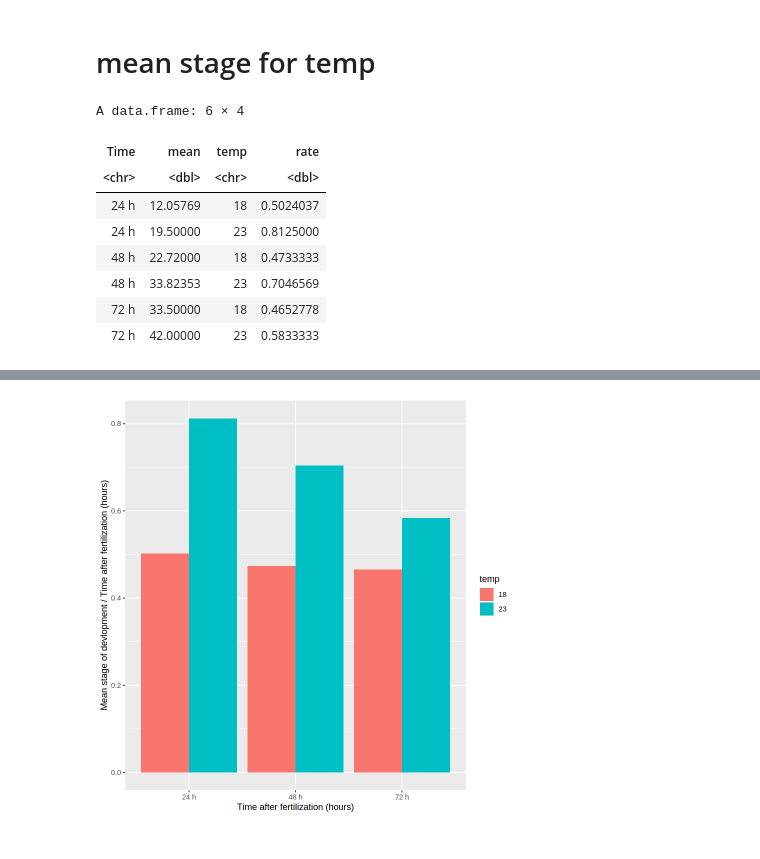
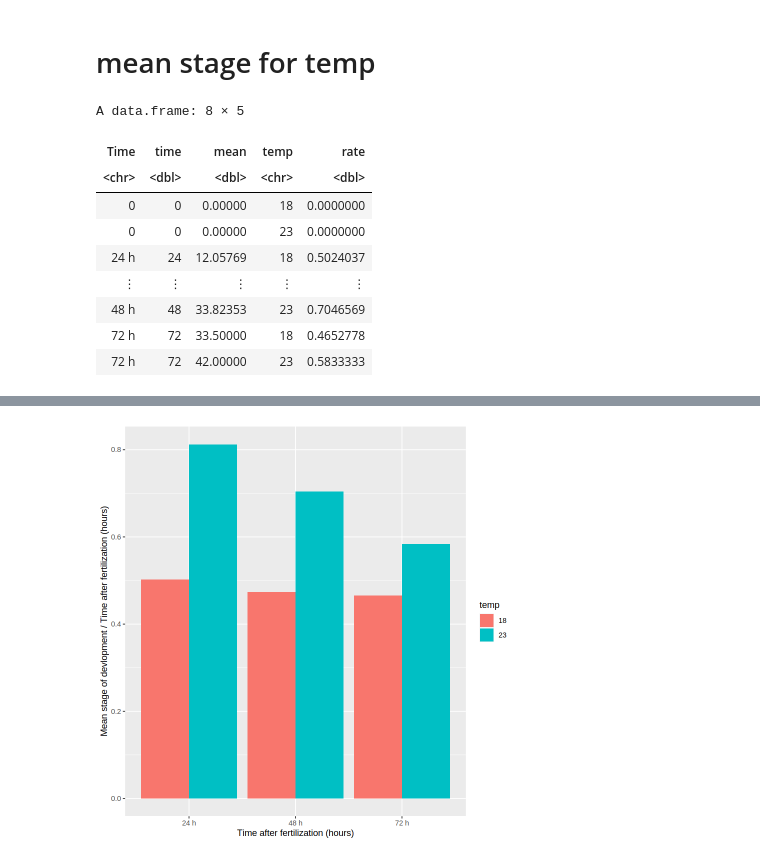
Before and after one commit to kiarashbahari/frog, a Jupyter notebook: developmental_rate.ipynb, the cells around one changed output, grey strips where cells are left out. Cells and saved outputs as stored; diff of their text form; code cells hidden in the pictures.

```diff
--- a/developmental_rate.ipynb
+++ b/developmental_rate.ipynb
@@ -172,19 +226,21 @@ ggtitle("After 24 h")
 # mean stage for temp
 # %%
 df3<-data.frame(
-    "Time"=c("24 h","24 h","48 h","48 h","72 h","72 h"),
-    "mean"=c(12.05769,19.5,22.72,33.82353,33.5,42),
-    "temp"=c('18','23', '18','23','18','23'),
-    "rate"=c(12.05769/24,19.5/24,22.72/48,33.82353/48,33.5/72,42/72)
+    "Time"=c('0','0',"24 h","24 h","48 h","48 h","72 h","72 h"),
+    "time"=c(0,0,24,24,48,48,72,72),
+    "mean"=c(0,0,12.05769,19.5,22.72,33.82353,33.5,42),
+    "temp"=c('18','23', '18','23','18','23','18','23'),
+    "rate"=c(0,0,12.05769/24,19.5/24,22.72/48,33.82353/48,33.5/72,42/72)
     )
 df3
 # %% [output]
-A data.frame: 6 × 4
+A data.frame: 8 × 5
-| Time | mean | temp | rate |
-| <chr> | <dbl> | <chr> | <dbl> |
-| 24 h | 12.05769 | 18 | 0.5024037 |
-| 24 h | 19.50000 | 23 | 0.8125000 |
-| 48 h | 22.72000 | 18 | 0.4733333 |
-| 48 h | 33.82353 | 23 | 0.7046569 |
-| 72 h | 33.50000 | 18 | 0.4652778 |
-| 72 h | 42.00000 | 23 | 0.5833333 |
+| Time | time | mean | temp | rate |
+| <chr> | <dbl> | <dbl> | <chr> | <dbl> |
+| 0 | 0 | 0.00000 | 18 | 0.0000000 |
+| 0 | 0 | 0.00000 | 23 | 0.0000000 |
+| 24 h | 24 | 12.05769 | 18 | 0.5024037 |
+| ⋮ | ⋮ | ⋮ | ⋮ | ⋮ |
+| 48 h | 48 | 33.82353 | 23 | 0.7046569 |
+| 72 h | 72 | 33.50000 | 18 | 0.4652778 |
+| 72 h | 72 | 42.00000 | 23 | 0.5833333 |
```
Also changed, not shown: parts of 36 cells of this notebook, 3 other files.
